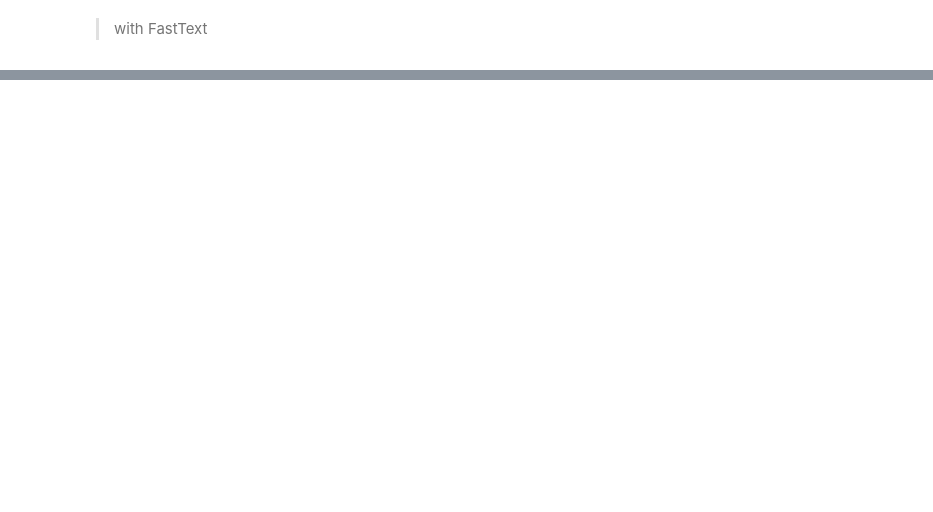
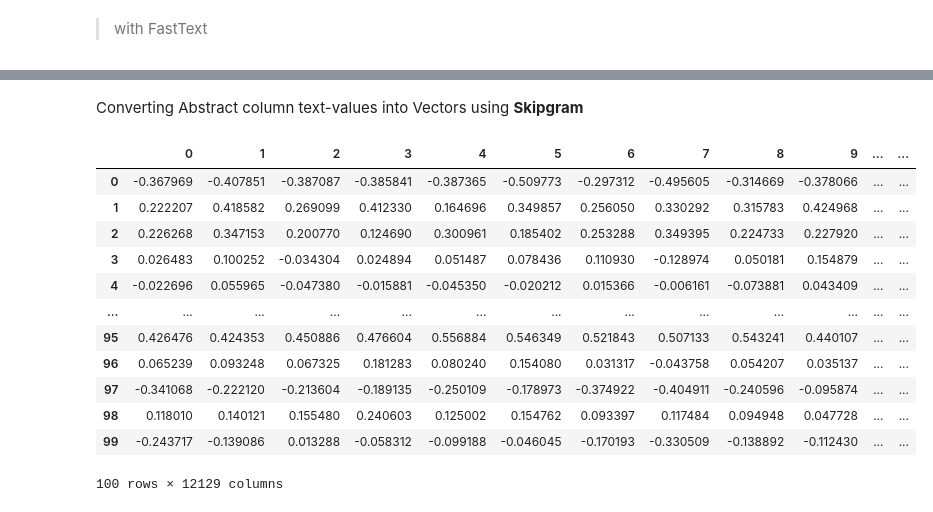
Before and after one commit to UpadhyayShweta/Projects, a Jupyter notebook: Search_Engine.ipynb, the cells around one changed output, grey strips where cells are left out. Drawn from its saved outputs; the diff is of its cells as text; code cells hidden in the pictures; blank space fills up the shorter version.

Commit message:
Search functionality implementation

```diff
--- a/Search_Engine.ipynb
+++ b/Search_Engine.ipynb
@@ -421,0 +394,35 @@ result
+# %%
+#Function to take average of all vectors of each word in abstract, so that each abstract can represent (1,100) dimensional vector
+def get_mean_vector(word2vec_model, words):
+    # remove oov words
+    words = [word for word in word_tokenize(words) if word in list(word2vec_model.wv.index_to_key)] #if word is in vocab
+    if len(words) >= 1:
+        return np.mean(word2vec_model.wv[words], axis=0)
+    else:
+        return np.array([0]*100)
+# %% [markdown]
+Converting Abstract column text-values into Vectors using **Skipgram**
+# %%
+abstract_word_vec =[]                                     #defining empty list
+for i in trial_data.Abstract:
+    abstract_word_vec.append(list(get_mean_vector(skipgram, i)))     #appending array to the list
+
+
+abstract_vec=pd.DataFrame(abstract_word_vec).transpose()    # Saving vectors of each abstract in data frame so that we can use directly while running code again
+abstract_vec.to_csv('skipgram-vec.csv')
+# %%
+abstract_vec
+# %% [output]
+|  | 0 | 1 | 2 | 3 | 4 | 5 | 6 | 7 | 8 | 9 | ... | ... |
+| 0 | -0.367969 | -0.407851 | -0.387087 | -0.385841 | -0.387365 | -0.509773 | -0.297312 | -0.495605 | -0.314669 | -0.378066 | ... | ... |
+| 1 | 0.222207 | 0.418582 | 0.269099 | 0.412330 | 0.164696 | 0.349857 | 0.256050 | 0.330292 | 0.315783 | 0.424968 | ... | ... |
+| 2 | 0.226268 | 0.347153 | 0.200770 | 0.124690 | 0.300961 | 0.185402 | 0.253288 | 0.349395 | 0.224733 | 0.227920 | ... | ... |
+| 3 | 0.026483 | 0.100252 | -0.034304 | 0.024894 | 0.051487 | 0.078436 | 0.110930 | -0.128974 | 0.050181 | 0.154879 | ... | ... |
+| 4 | -0.022696 | 0.055965 | -0.047380 | -0.015881 | -0.045350 | -0.020212 | 0.015366 | -0.006161 | -0.073881 | 0.043409 | ... | ... |
+| ... | ... | ... | ... | ... | ... | ... | ... | ... | ... | ... | ... | ... |
+| 95 | 0.426476 | 0.424353 | 0.450886 | 0.476604 | 0.556884 | 0.546349 | 0.521843 | 0.507133 | 0.543241 | 0.440107 | ... | ... |
+| 96 | 0.065239 | 0.093248 | 0.067325 | 0.181283 | 0.080240 | 0.154080 | 0.031317 | -0.043758 | 0.054207 | 0.035137 | ... | ... |
+| 97 | -0.341068 | -0.222120 | -0.213604 | -0.189135 | -0.250109 | -0.178973 | -0.374922 | -0.404911 | -0.240596 | -0.095874 | ... | ... |
+| 98 | 0.118010 | 0.140121 | 0.155480 | 0.240603 | 0.125002 | 0.154762 | 0.093397 | 0.117484 | 0.094948 | 0.047728 | ... | ... |
+| 99 | -0.243717 | -0.139086 | 0.013288 | -0.058312 | -0.099188 | -0.046045 | -0.170193 | -0.330509 | -0.138892 | -0.112430 | ... | ... |
+100 rows × 12129 columns
```
Also changed, not shown: parts of 37 cells of this notebook.
